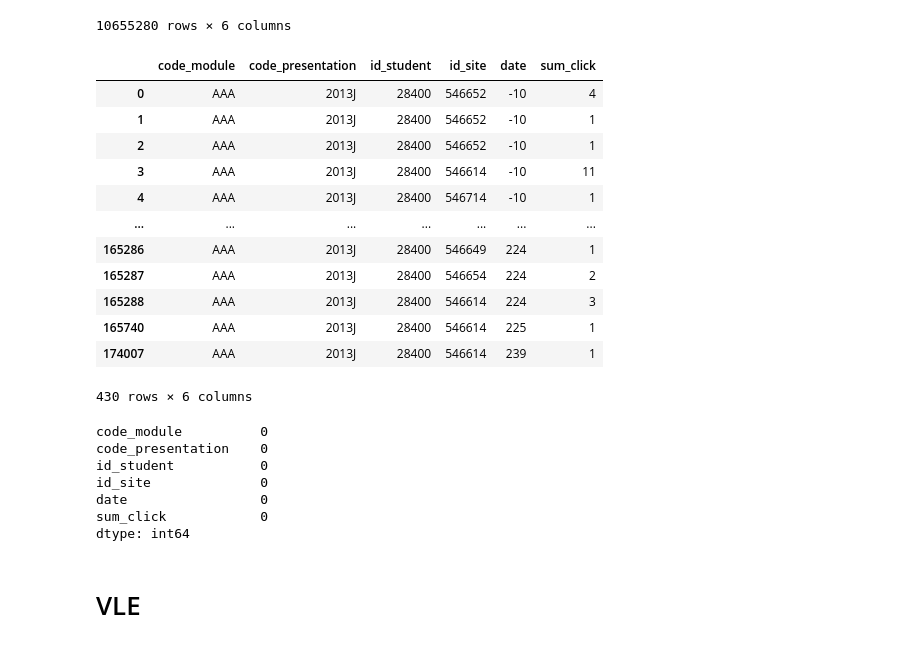
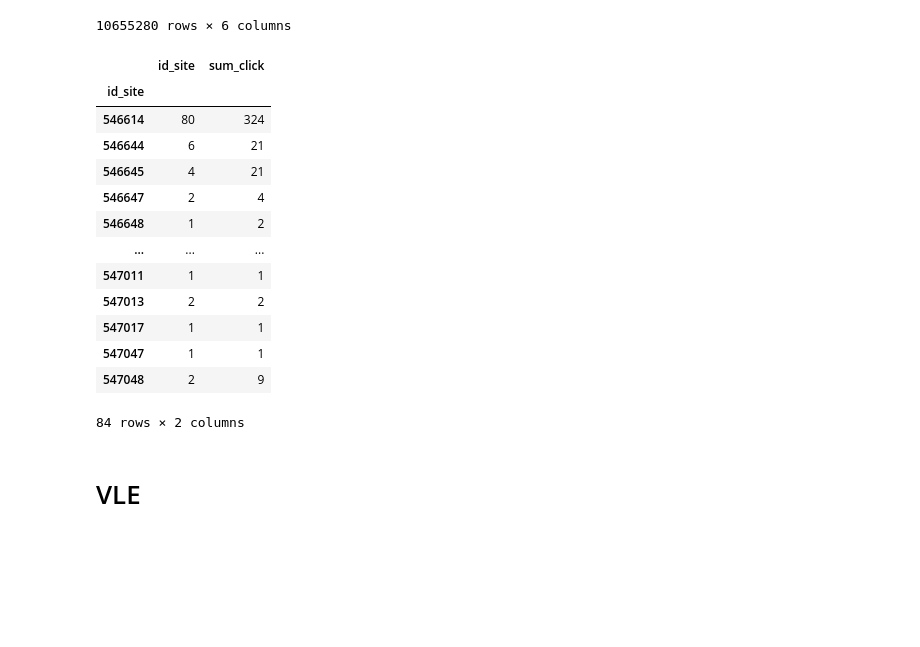
Before and after one commit to olagrasli/DataMiningProject, a Jupyter notebook: Exploratory Data Analysis (EDA).ipynb, the cells around one changed output. Drawn from its saved outputs; the diff is of its cells as text; code cells hidden in the pictures; blank space fills up the shorter version.

```diff
--- a/Exploratory Data Analysis (EDA).ipynb
+++ b/Exploratory Data Analysis (EDA).ipynb
@@ -419,31 +432,24 @@ studvle
 | 10655279 | GGG | 2014J | 654064 | 896939 | 269 | 1 |
 10655280 rows × 6 columns
 # %%
-studvle.query('code_module=="AAA" and code_presentation=="2013J" and id_student=="28400"')
+studvle.query('code_module=="AAA" and code_presentation=="2013J" and id_student=="28400"')[['id_site', 'sum_click']].groupby('id_site').agg({'id_site':'count', 'sum_click':sum})
 # %% [output]
-|  | code_module | code_presentation | id_student | id_site | date | sum_click |
-| 0 | AAA | 2013J | 28400 | 546652 | -10 | 4 |
-| 1 | AAA | 2013J | 28400 | 546652 | -10 | 1 |
-| 2 | AAA | 2013J | 28400 | 546652 | -10 | 1 |
-| 3 | AAA | 2013J | 28400 | 546614 | -10 | 11 |
-| 4 | AAA | 2013J | 28400 | 546714 | -10 | 1 |
-| ... | ... | ... | ... | ... | ... | ... |
-| 165286 | AAA | 2013J | 28400 | 546649 | 224 | 1 |
-| 165287 | AAA | 2013J | 28400 | 546654 | 224 | 2 |
-| 165288 | AAA | 2013J | 28400 | 546614 | 224 | 3 |
-| 165740 | AAA | 2013J | 28400 | 546614 | 225 | 1 |
-| 174007 | AAA | 2013J | 28400 | 546614 | 239 | 1 |
+|  | id_site | sum_click |
+| id_site |  |  |
+| 546614 | 80 | 324 |
+| 546644 | 6 | 21 |
+| 546645 | 4 | 21 |
+| 546647 | 2 | 4 |
+| 546648 | 1 | 2 |
+| ... | ... | ... |
+| 547011 | 1 | 1 |
+| 547013 | 2 | 2 |
+| 547017 | 1 | 1 |
+| 547047 | 1 | 1 |
+| 547048 | 2 | 9 |
-430 rows × 6 columns
+84 rows × 2 columns
 # %%
-studvle.isnull().sum()
+# studvle.isnull().sum()
-# %% [output]
-code_module          0
-code_presentation    0
-id_student           0
-id_site              0
-date                 0
-sum_click            0
-dtype: int64
 # %% [markdown]
 # VLE
 # %%
```
Also changed, not shown: parts of 2 cells of this notebook, 4 other files.
